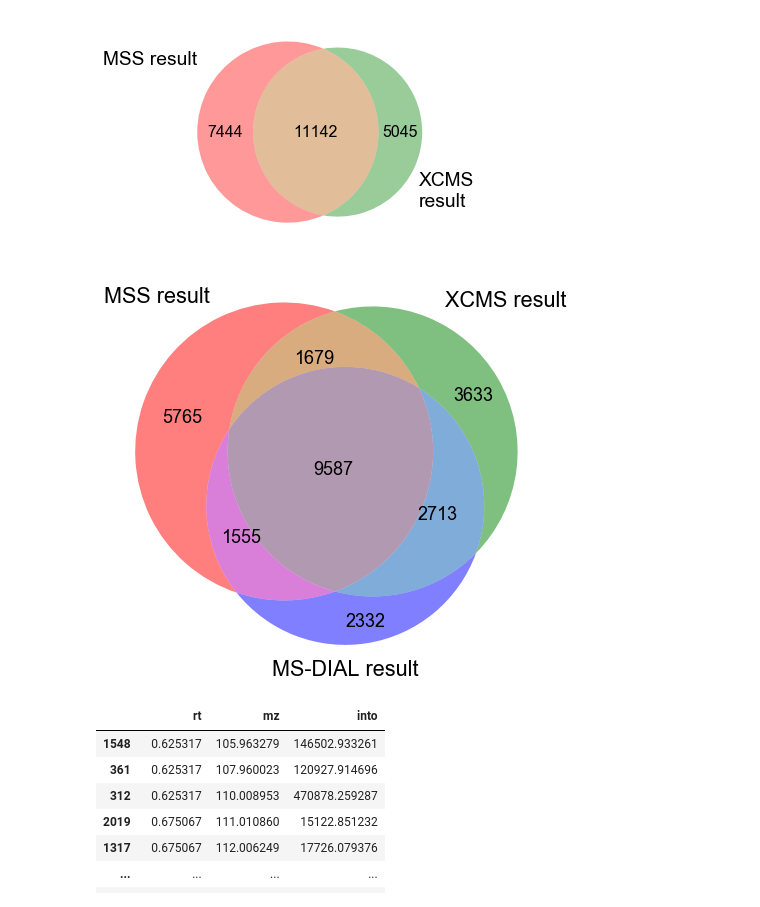
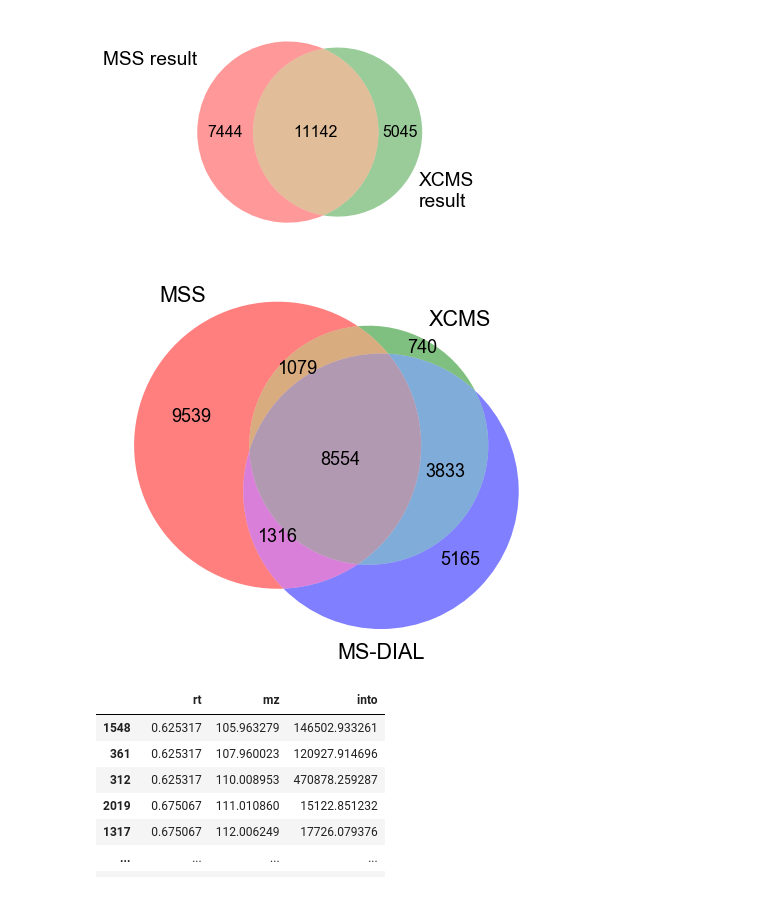
Before and after one commit to hliu56/mass-suite, a Jupyter notebook: dev/MSS_Validation_for publication_figures.ipynb, the cells around one changed output. Cells and saved outputs as stored; diff of their text form; code cells hidden in the pictures.

```diff
--- a/dev/MSS_Validation_for publication_figures.ipynb
+++ b/dev/MSS_Validation_for publication_figures.ipynb
@@ -216,11 +215,11 @@ lbl.set_position((x+0.45, y+0.3))
 # %%
 plt.figure(figsize = (8,8))
 font1 = {'family':'serif','color':'black','size':16} # use for title
 font2 = {'family': 'Arial', 'size': 18} # use for labels
 plt.rc('font', **font2) # sets the default font
-venn3(subsets = (5765,3633,1679,2332,1555,2713,9587), set_labels = ('MSS result', 'XCMS result', 'MS-DIAL result'), alpha = 0.5);
+venn3(subsets = (9539,740,1079,5165,1316,3833,8554), set_labels = ('MSS', 'XCMS', 'MS-DIAL'), alpha = 0.5);
 # %% [output]
-[figure, old version]
+[figure, new version]
 # %%
 #distribution of mass error and rt error in aligned features
 #summary of peak area in unique and overlapped ones
```
Also changed, not shown: parts of 14 cells of this notebook.
